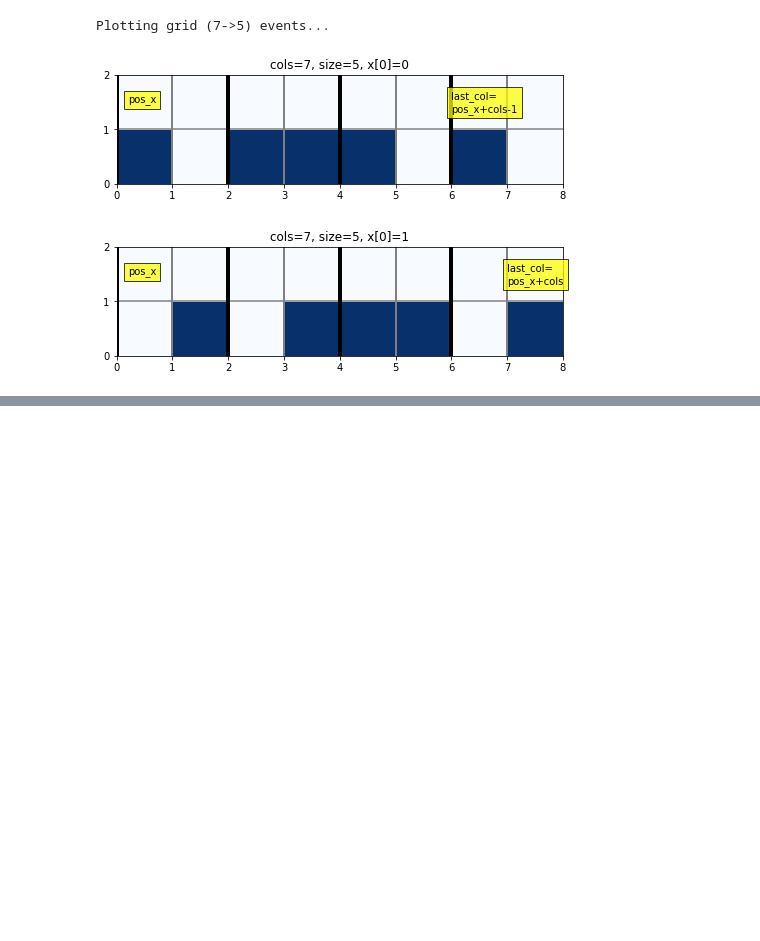
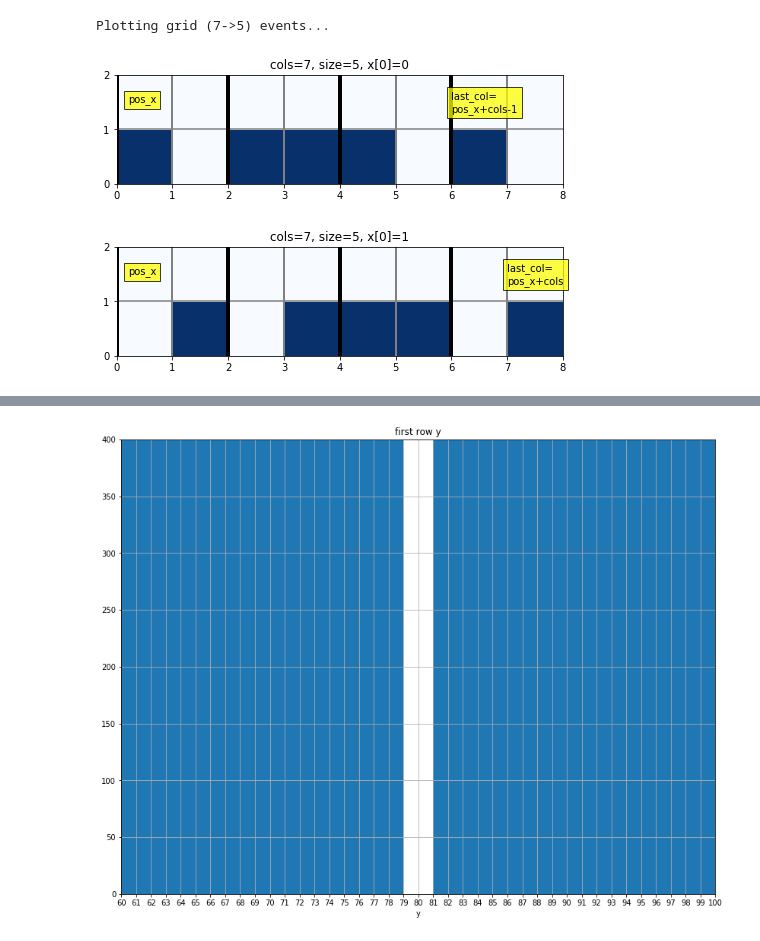
Before and after one commit to mmarchegiani/L1-BrokenClusters, a Jupyter notebook: module_selection.ipynb, the cells around one changed output, grey strips where cells are left out. Drawn from its saved outputs; the diff is of its cells as text; code cells hidden in the pictures; blank space fills up the shorter version.

```diff
--- a/module_selection.ipynb
+++ b/module_selection.ipynb
@@ -125,0 +146,13 @@ Plotting grid (7->5) events...
+# %%
+first_row = pos_y
+fig02 = plt.figure(figsize=(14,11))
+ax02 = fig02.add_subplot(1,1,1)
+ax02.set_xticks(range(first_row.max()+1))
+ax02.grid(True)
+plt.hist(first_row, bins=first_row.max()-first_row.min())
+plt.axis([60, 100, 0, 400])
+plt.title("first row y")
+plt.xlabel("y")
+plt.show()
+# %% [output]
+[figure, added]
```
Also changed, not shown: parts of 10 cells of this notebook.
